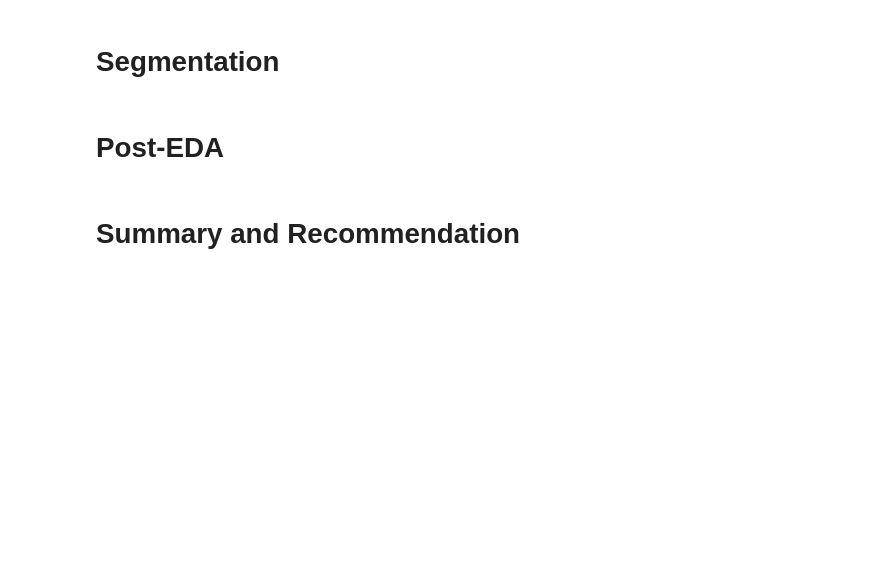
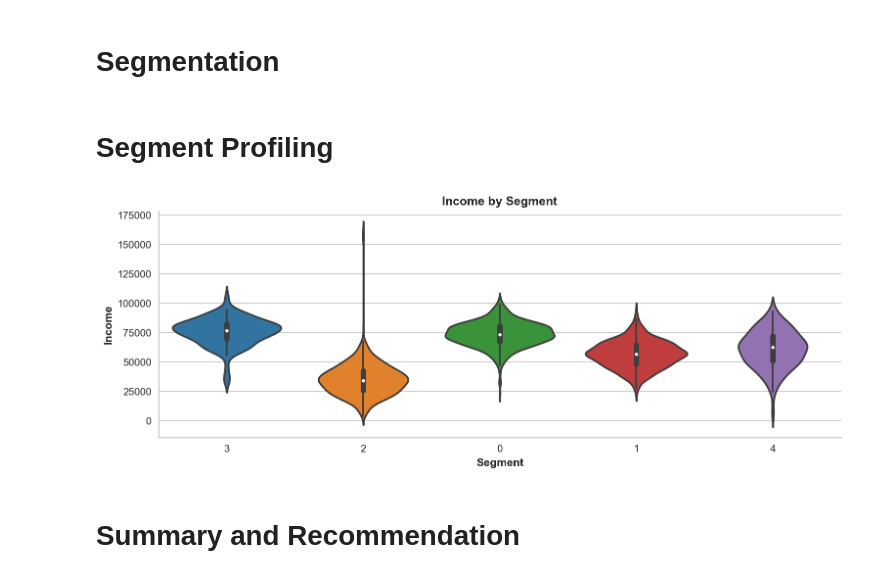
Before and after one commit to danjelito/upscale-test, a Jupyter notebook: main.ipynb, the cells around one changed output. Saved outputs shown, nothing was run; the diff lists cells and outputs as text; code cells hidden in the pictures; blank space fills up the shorter version.

```diff
--- a/main.ipynb
+++ b/main.ipynb
@@ -63,0 +81,9 @@ df_scaled= pd.DataFrame(
+# %%
+# fill in nan values
+from sklearn.impute import KNNImputer
+imputer = KNNImputer(n_neighbors= 5, weights= 'uniform')
+
+df_preprocessed= pd.DataFrame(
+    data= imputer.fit_transform(df_preprocessed),
+    columns= df_preprocessed.columns
+)
@@ -64,6 +149,39 @@ df_scaled= pd.DataFrame(
 # %% [markdown]
 # Segmentation
-# %% [markdown]
-# Post-EDA
+# %%
+agglo= AgglomerativeClustering(n_clusters= 5)
+
+df_clean= (df_clean
+    .assign(
+        segment= agglo.fit_predict(df_preprocessed).astype(str)
+    )
+)
+# %% [markdown]
+# Segment Profiling
+# %%
+def plot_violin(x: str, y: str, df: pd.DataFrame):
+    """Violin plot
+
+    Args:
+        x (str): segment
+        y (str): feature
+        df (pd.DataFrame)
+    """
+
+    fig, ax= plt.subplots(figsize= (12, 4), dpi= 150)
+
+    sns.violinplot(x= df[x], y= df[y], ax= ax, palette= 'tab10', alpha= 0.8)
+
+    ax.set_title(f'{y.title()} by {x.title()}', fontweight= 'bold')
+    ax.set_xlabel(x.title(), fontweight= 'bold')
+    ax.set_ylabel(y.title(), fontweight= 'bold')
+    ax.spines[['right', 'top']].set_visible(False)
+    plt.show()
+# %%
+plot_violin(x= 'segment',
+            y= 'income',
+            df= df_clean)
+# %% [output]
+[figure, added]
 # %% [markdown]
 # Summary and Recommendation
```
Also changed, not shown: parts of 11 cells of this notebook, 1 other file.
